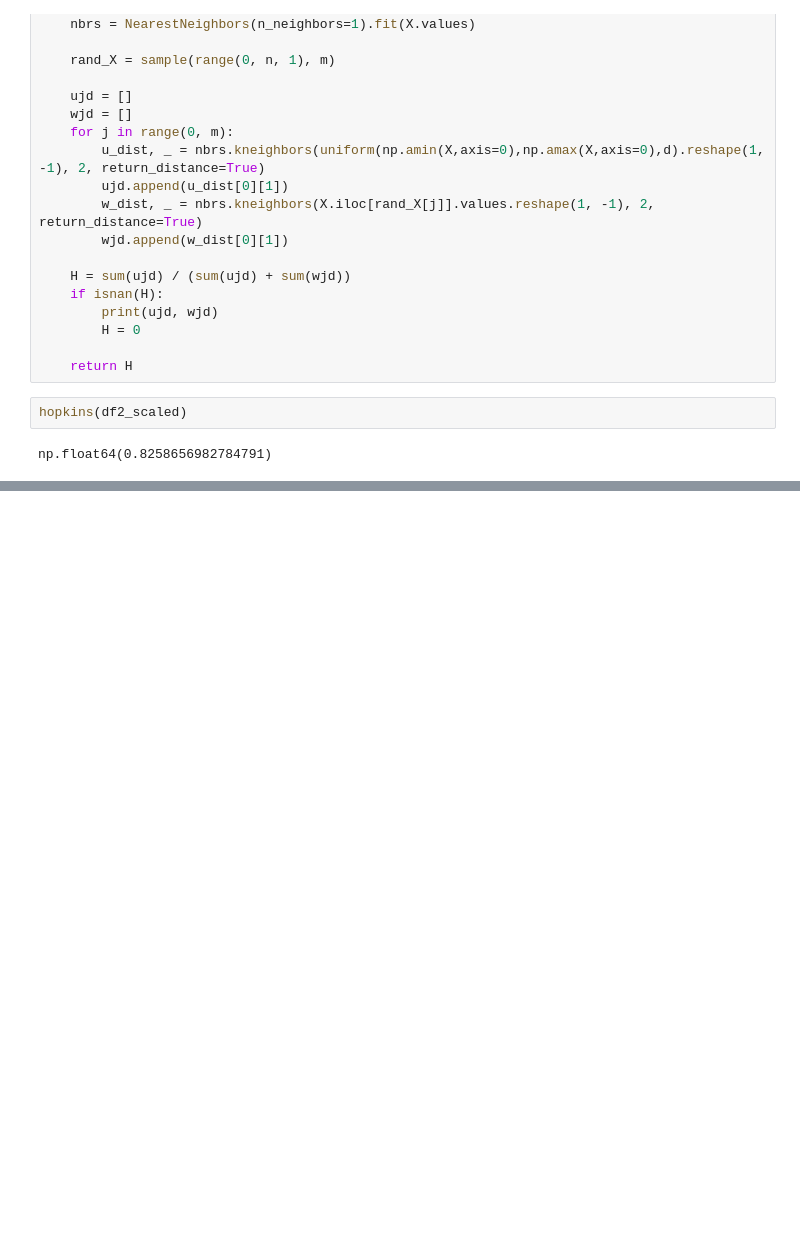
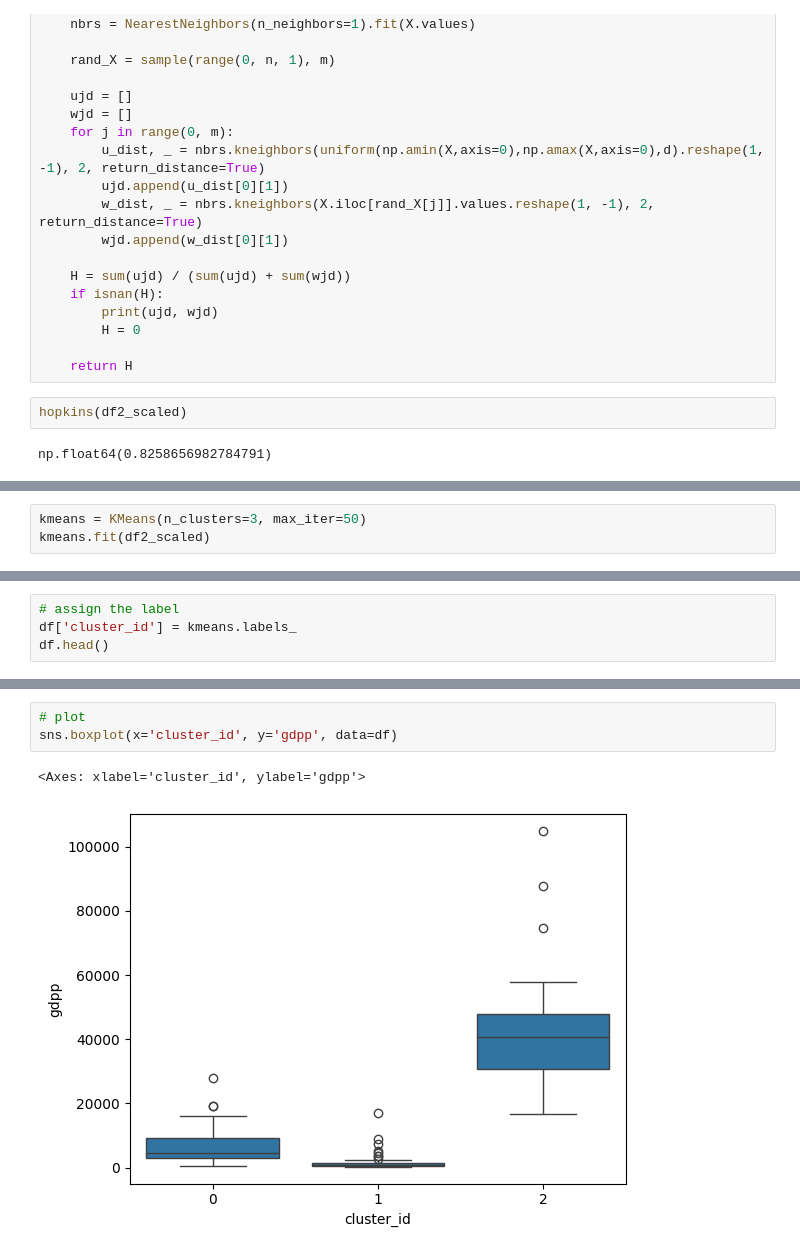
Before and after one commit to Venni2911/LogicMojo-AI-ML-Sept25-VenniRaj, a Jupyter notebook: Venni_HW_Assignment_Clustering.ipynb, the cells around one changed output, grey strips where cells are left out. Drawn from its saved outputs; the diff is of its cells as text; blank space fills up the shorter version.

```diff
--- a/Venni_HW_Assignment_Clustering.ipynb
+++ b/Venni_HW_Assignment_Clustering.ipynb
@@ -327,0 +380,3 @@ np.float64(0.8258656982784791)
+# %%
+kmeans = KMeans(n_clusters=3, max_iter=50)
+kmeans.fit(df2_scaled)
@@ -327,0 +396,4 @@ np.float64(0.8258656982784791)
+# %%
+# assign the label
+df['cluster_id'] = kmeans.labels_
+df.head()
@@ -327,0 +407,6 @@ np.float64(0.8258656982784791)
+# %%
+# plot
+sns.boxplot(x='cluster_id', y='gdpp', data=df)
+# %% [output]
+<Axes: xlabel='cluster_id', ylabel='gdpp'>
+[figure, added]
```
Also changed, not shown: parts of 15 cells of this notebook.
